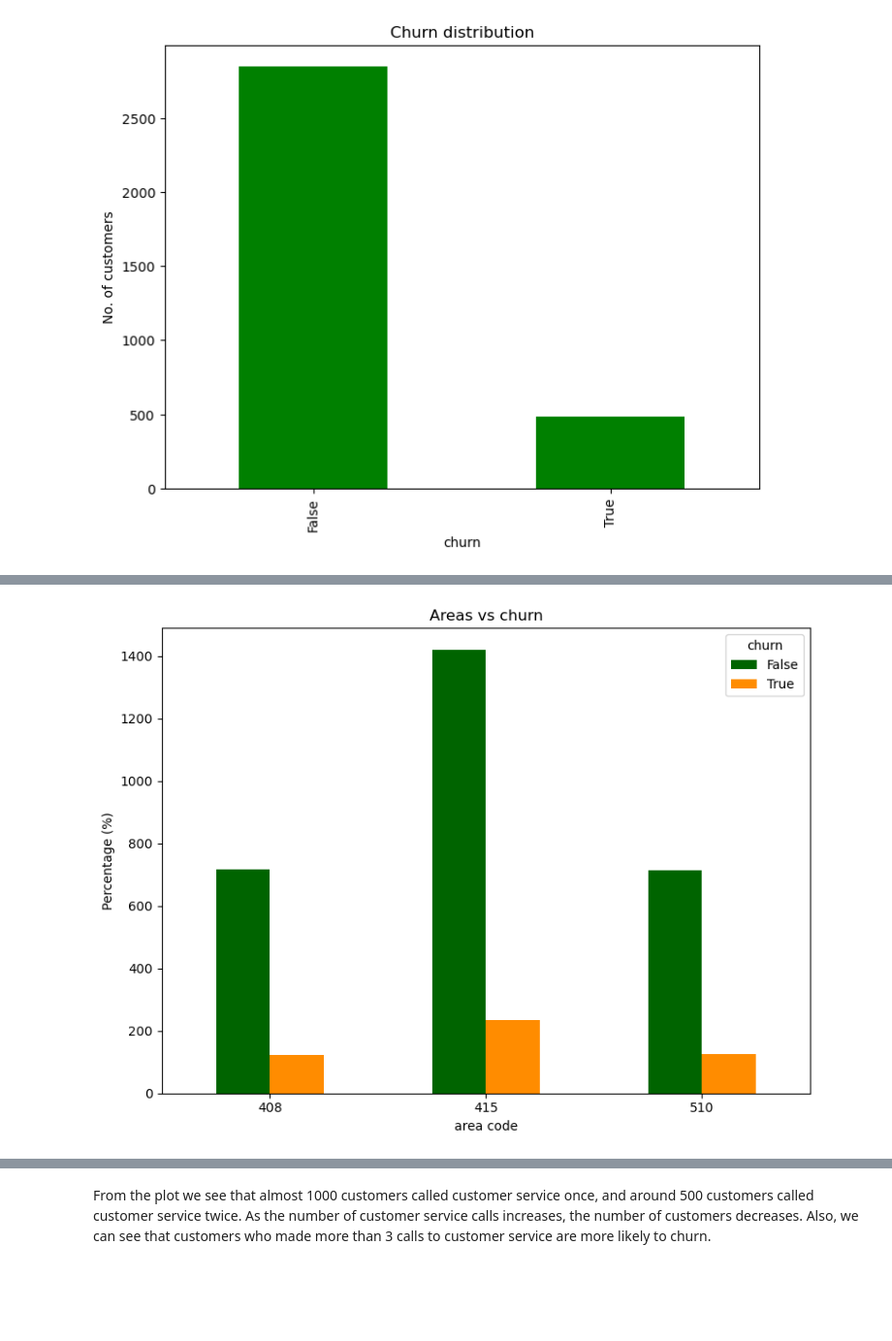
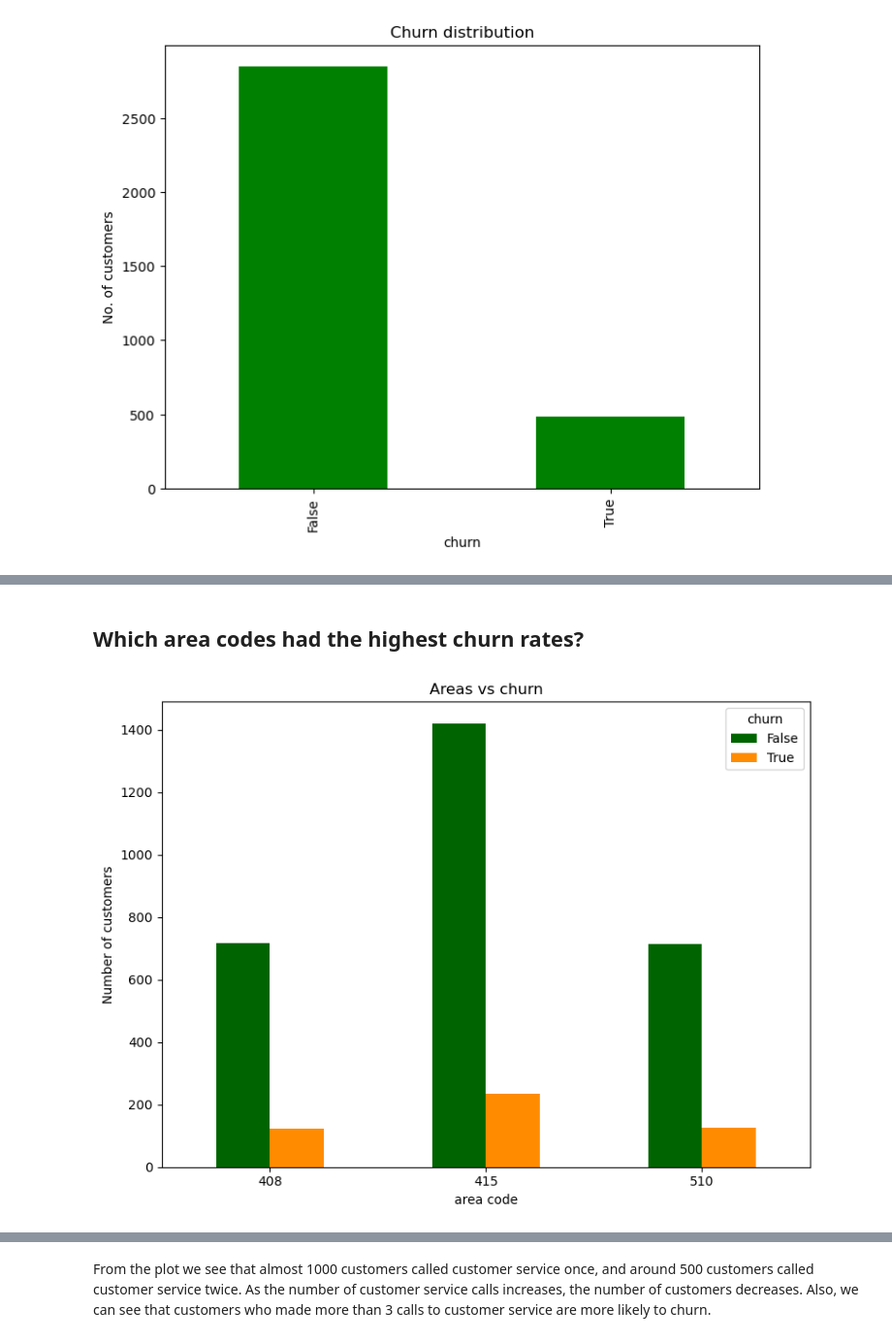
Before and after one commit to justshron/SyriaTel-Customer-Analysis, a Jupyter notebook: Index.ipynb, the cells around one changed output, grey strips where cells are left out. Shown at 97% size. Cells and saved outputs as stored; diff of their text form; code cells hidden in the pictures; blank space fills up the shorter version.

```diff
--- a/Index.ipynb
+++ b/Index.ipynb
@@ -169,20 +199,22 @@ plt.show()
+# %% [markdown]
+## Which area codes had the highest churn rates?
 # %%
 import matplotlib.pyplot as plt
 
 # 1. Prepare the data
 # Group, normalize to get percentages, and unstack
-areacode_churn = df.groupby('area code')['churn'].value_counts().unstack()
+areacode_churn = df.groupby('area code')['churn'].value_counts(normalize=False).unstack()
 # 2. Create a figure with 2 subplots (1 row, 2 columns)
 fig, ax1 = plt.subplots( figsize=(8, 6))
 
 
 areacode_churn.plot(kind='bar', ax=ax1, color=['darkgreen', 'darkorange'])
 ax1.set_title('Areas vs churn')
-ax1.set_ylabel('Percentage (%)')
+ax1.set_ylabel('Number of customers')
 ax1.tick_params(axis='x', rotation=0)
 
 
 plt.tight_layout()
 plt.show()
 # %% [output]
-[figure, old version]
+[figure, new version]
```
Also changed, not shown: parts of 23 cells of this notebook.
